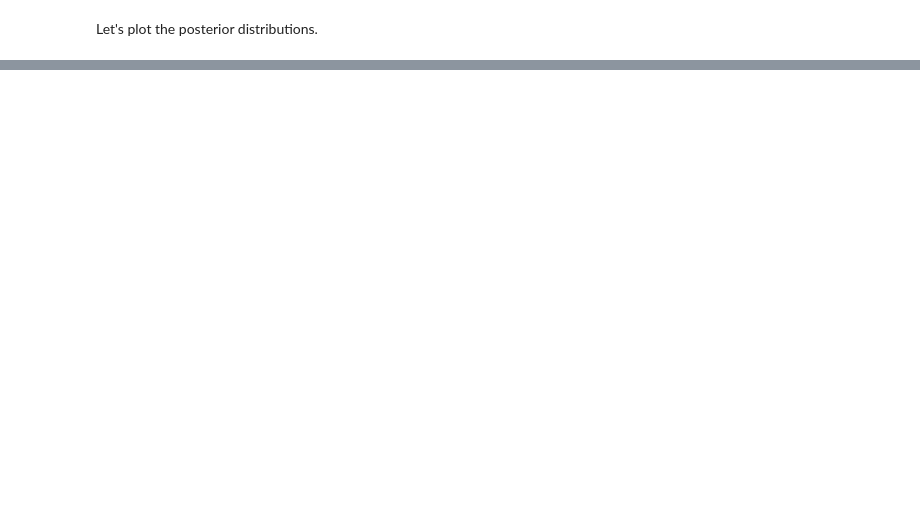
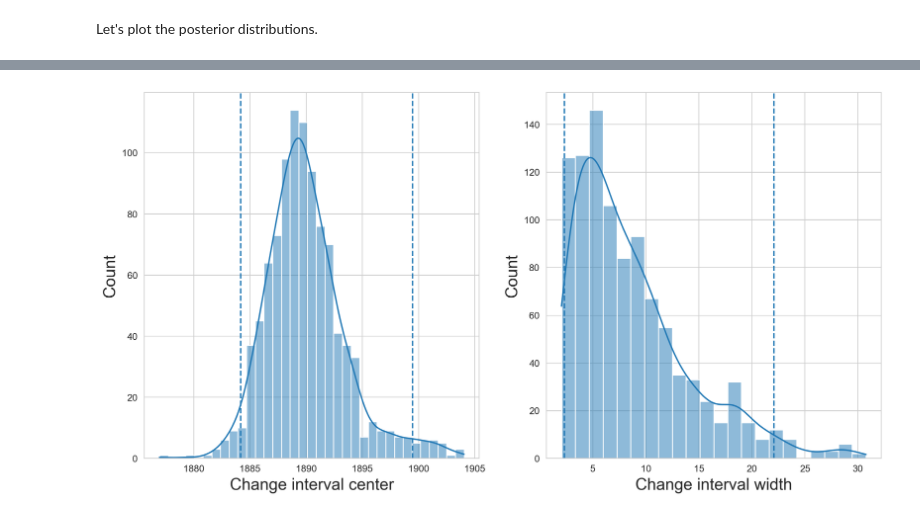
Before and after one commit to michal200292/ESUM, a Jupyter notebook: lab7.ipynb, the cells around one changed output, grey strips where cells are left out. Drawn from its saved outputs; the diff is of its cells as text; code cells hidden in the pictures; blank space fills up the shorter version.

```diff
--- a/lab7.ipynb
+++ b/lab7.ipynb
@@ -594,0 +683,6 @@ plot_posterior_dist(interval_change_samples[2:],
+# %%
+plot_posterior_dist(interval_change_samples[2:-1],
+                    ['Change interval center', 'Change interval width'],
+                    round_ticks=True)
+# %% [output]
+[figure, added]
```
Also changed, not shown: parts of 18 cells of this notebook.
